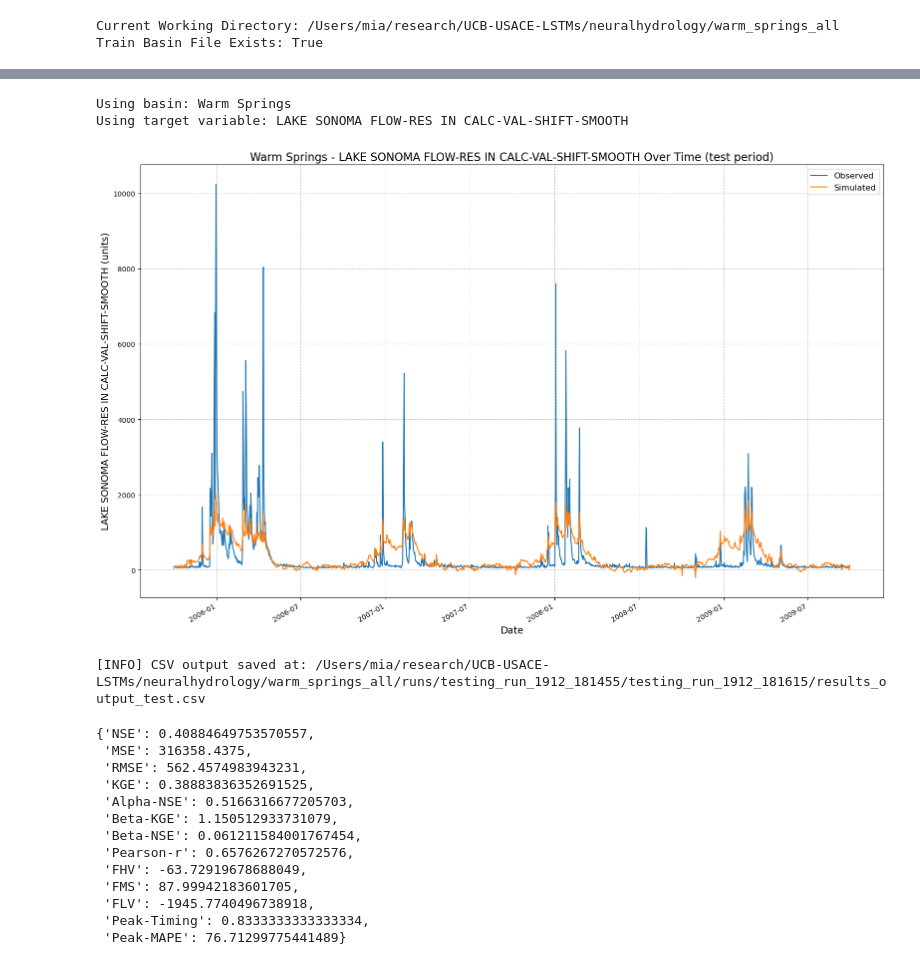
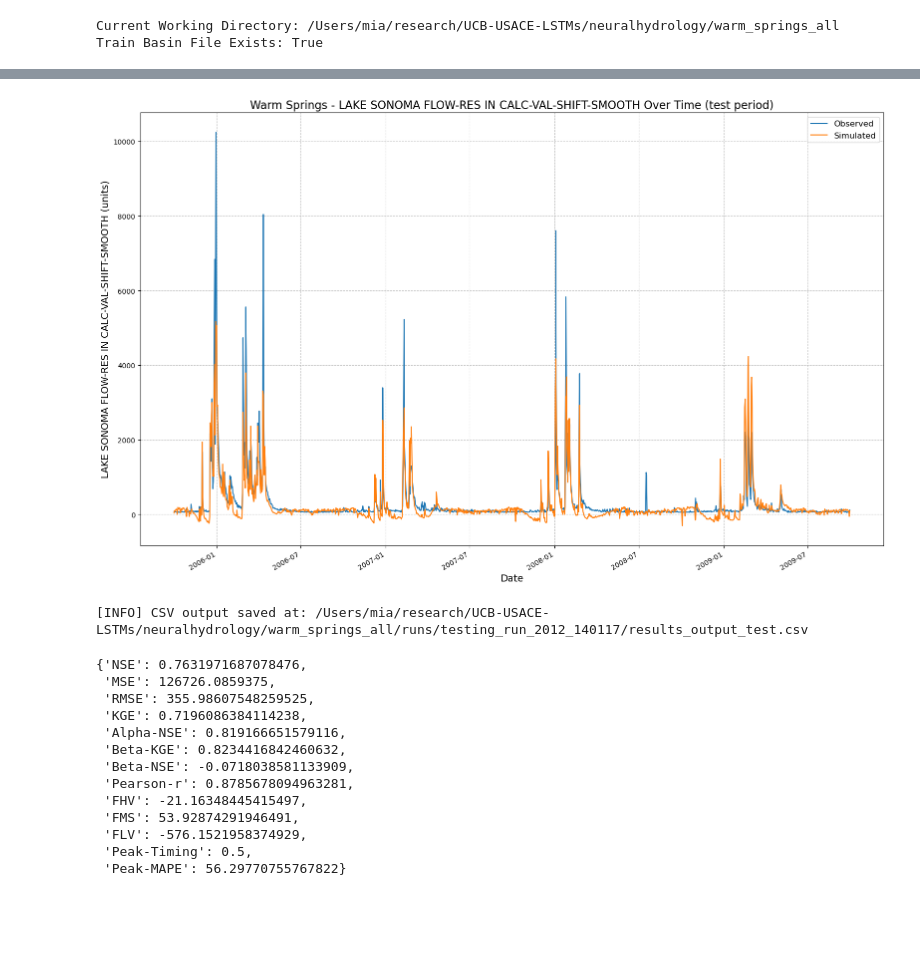
Before and after one commit to evanr1232/UCB-USACE-LSTMs, a Jupyter notebook: neuralhydrology/warm_springs_all/test_period_warm_springs.ipynb, the cells around one changed output, grey strips where cells are left out. Cells and saved outputs as stored; diff of their text form; code cells hidden in the pictures; blank space fills up the shorter version.

```diff
--- a/neuralhydrology/warm_springs_all/test_period_warm_springs.ipynb
+++ b/neuralhydrology/warm_springs_all/test_period_warm_springs.ipynb
@@ -75,3 +75,3 @@ Using target variable: LAKE SONOMA FLOW-RES IN CALC-VAL-SHIFT-SMOOTH
 # %%
-lstmNoPhysics.train(period='test')
+lstmNoPhysics.results(period='test')
 # %% [output]
@@ -95,20 +83,15 @@ lstmNoPhysics.train(period='test')
+[figure, added]
+[INFO] CSV output saved at: /Users/mia/research/UCB-USACE-LSTMs/neuralhydrology/warm_springs_all/runs/testing_run_2012_140117/results_output_test.csv
+{'NSE': 0.7631971687078476,
+ 'MSE': 126726.0859375,
+ 'RMSE': 355.98607548259525,
+ 'KGE': 0.7196086384114238,
+ 'Alpha-NSE': 0.819166651579116,
+ 'Beta-KGE': 0.8234416842460632,
+ 'Beta-NSE': -0.0718038581133909,
+ 'Pearson-r': 0.8785678094963281,
+ 'FHV': -21.16348445415497,
+ 'FMS': 53.92874291946491,
+ 'FLV': -576.1521958374929,
+ 'Peak-Timing': 0.5,
+ 'Peak-MAPE': 56.29770755767822}
-# %%
-lstmNoPhysics.results('test')
-# %% [output]
-Using basin: Warm Springs
-Using target variable: LAKE SONOMA FLOW-RES IN CALC-VAL-SHIFT-SMOOTH
-[figure, removed]
-[INFO] CSV output saved at: /Users/mia/research/UCB-USACE-LSTMs/neuralhydrology/warm_springs_all/runs/testing_run_1912_181455/testing_run_1912_181615/results_output_test.csv
-{'NSE': 0.40884649753570557,
- 'MSE': 316358.4375,
- 'RMSE': 562.4574983943231,
- 'KGE': 0.38883836352691525,
- 'Alpha-NSE': 0.5166316677205703,
- 'Beta-KGE': 1.150512933731079,
- 'Beta-NSE': 0.061211584001767454,
- 'Pearson-r': 0.6576267270572576,
- 'FHV': -63.72919678688049,
- 'FMS': 87.99942183601705,
- 'FLV': -1945.7740496738918,
- 'Peak-Timing': 0.8333333333333334,
- 'Peak-MAPE': 76.71299775441489}
```
Also changed, not shown: parts of 4 cells of this notebook, 1 other file.
